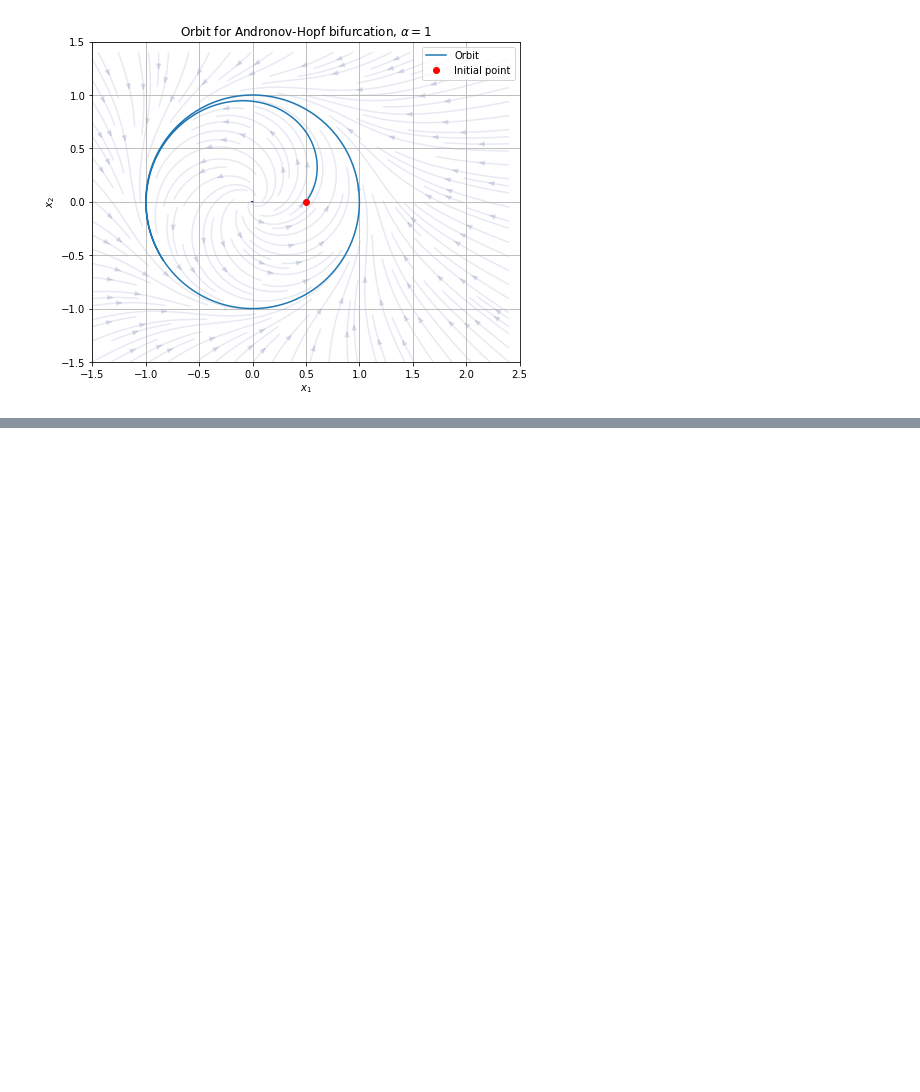
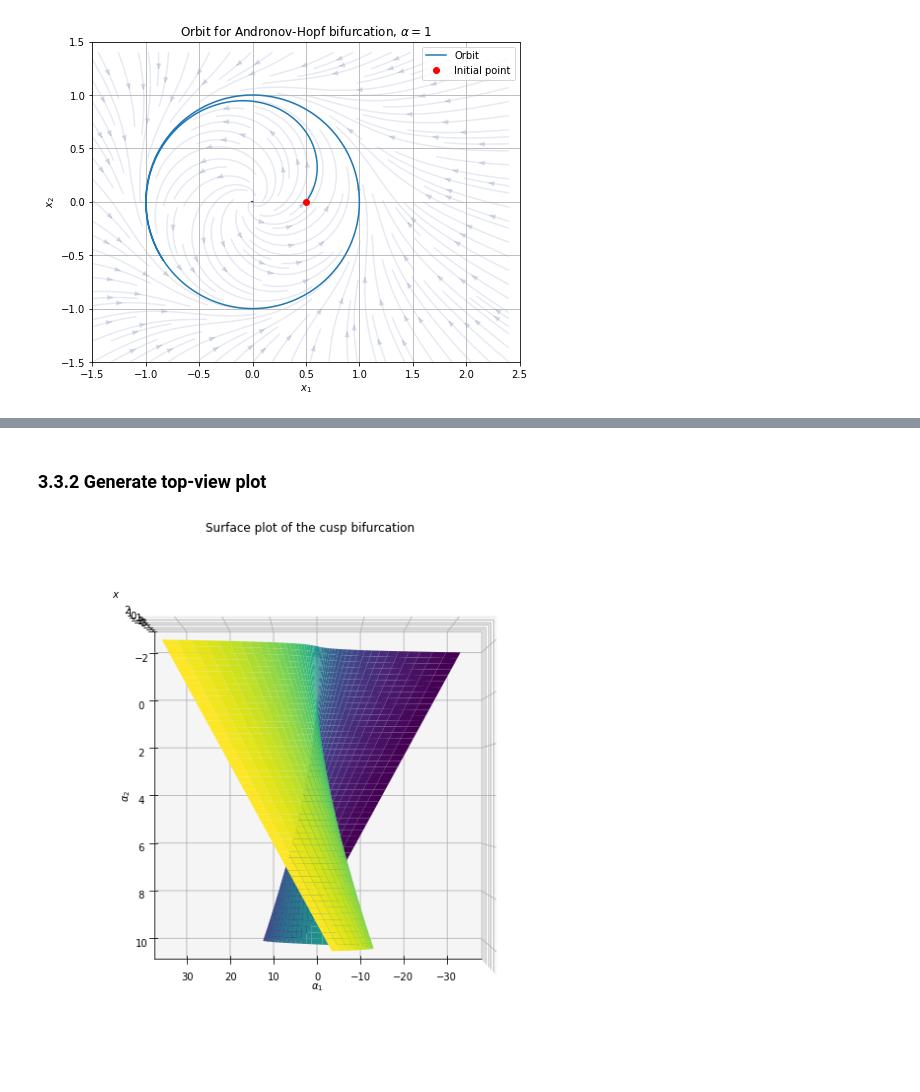
Before and after one commit to sonmikrafft-uni-MLCMS/ex3, a Jupyter notebook: task_3.ipynb, the cells around one changed output, grey strips where cells are left out. Drawn from its saved outputs; the diff is of its cells as text; code cells hidden in the pictures; blank space fills up the shorter version.

```diff
--- a/task_3.ipynb
+++ b/task_3.ipynb
@@ -104,0 +127,7 @@ for y0 in y0_vec:
+# %% [markdown]
+### 3.3.2 Generate top-view plot
+# %%
+fig, _ = plot_cusp(x_min_max=(-3, 3), alpha2_min_max=(-2, 10.0), elev=90, azim=90)
+fig.savefig("plots/task_3_cusp_top_view.pdf")
+# %% [output]
+[figure, added]
```
Also changed, not shown: parts of 9 cells of this notebook, 1 other file.
